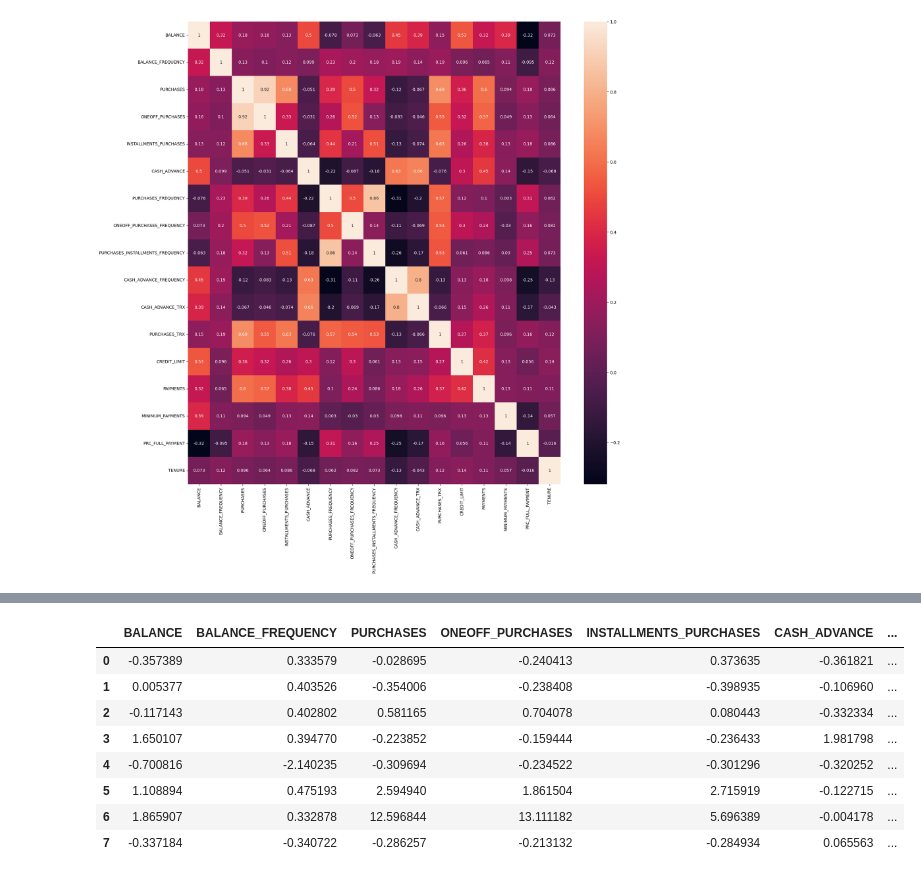
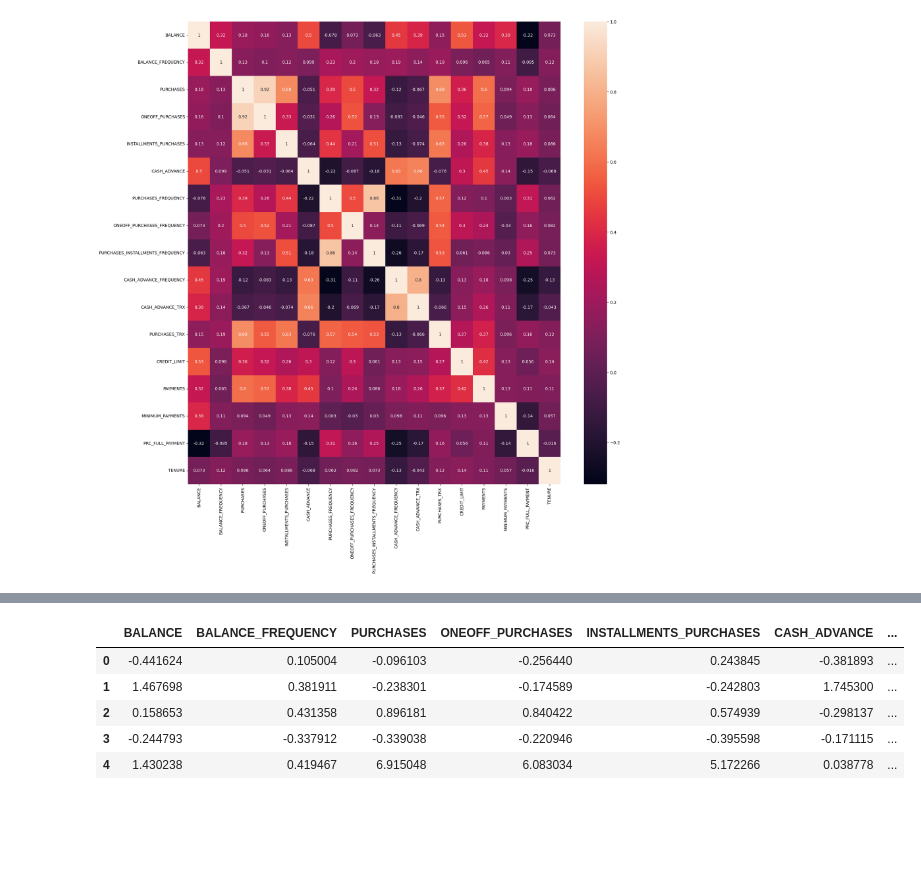
Before and after one commit to drlr93/Data-Project---Marketing-Segmentation-Department, a Jupyter notebook: main.ipynb, the cells around one changed output, grey strips where cells are left out. Saved outputs shown, nothing was run; the diff lists cells and outputs as text; code cells hidden in the pictures; blank space fills up the shorter version.

```diff
--- a/main.ipynb
+++ b/main.ipynb
@@ -160,21 +160,18 @@ plt.show()
 # %%
-kmeans = KMeans(8)
+kmeans = KMeans(5)
 kmeans.fit(creditcard_df_scaled)
 labels = kmeans.labels_
 
 
 cluster_centers = pd.DataFrame(data = kmeans.cluster_centers_ , columns=[creditcard_df.columns])
 cluster_centers  #Colum center for K
 # %% [output]
 |  | BALANCE | BALANCE_FREQUENCY | PURCHASES | ONEOFF_PURCHASES | INSTALLMENTS_PURCHASES | CASH_ADVANCE | ... |
-| 0 | -0.357389 | 0.333579 | -0.028695 | -0.240413 | 0.373635 | -0.361821 | ... |
-| 1 | 0.005377 | 0.403526 | -0.354006 | -0.238408 | -0.398935 | -0.106960 | ... |
-| 2 | -0.117143 | 0.402802 | 0.581165 | 0.704078 | 0.080443 | -0.332334 | ... |
-| 3 | 1.650107 | 0.394770 | -0.223852 | -0.159444 | -0.236433 | 1.981798 | ... |
-| 4 | -0.700816 | -2.140235 | -0.309694 | -0.234522 | -0.301296 | -0.320252 | ... |
-| 5 | 1.108894 | 0.475193 | 2.594940 | 1.861504 | 2.715919 | -0.122715 | ... |
-| 6 | 1.865907 | 0.332878 | 12.596844 | 13.111182 | 5.696389 | -0.004178 | ... |
-| 7 | -0.337184 | -0.340722 | -0.286257 | -0.213132 | -0.284934 | 0.065563 | ... |
+| 0 | -0.441624 | 0.105004 | -0.096103 | -0.256440 | 0.243845 | -0.381893 | ... |
+| 1 | 1.467698 | 0.381911 | -0.238301 | -0.174589 | -0.242803 | 1.745300 | ... |
+| 2 | 0.158653 | 0.431358 | 0.896181 | 0.840422 | 0.574939 | -0.298137 | ... |
+| 3 | -0.244793 | -0.337912 | -0.339038 | -0.220946 | -0.395598 | -0.171115 | ... |
+| 4 | 1.430238 | 0.419467 | 6.915048 | 6.083034 | 5.172266 | 0.038778 | ... |
 # %%
 # Invers scaled centers
 
```
Also changed, not shown: parts of 5 cells of this notebook.
